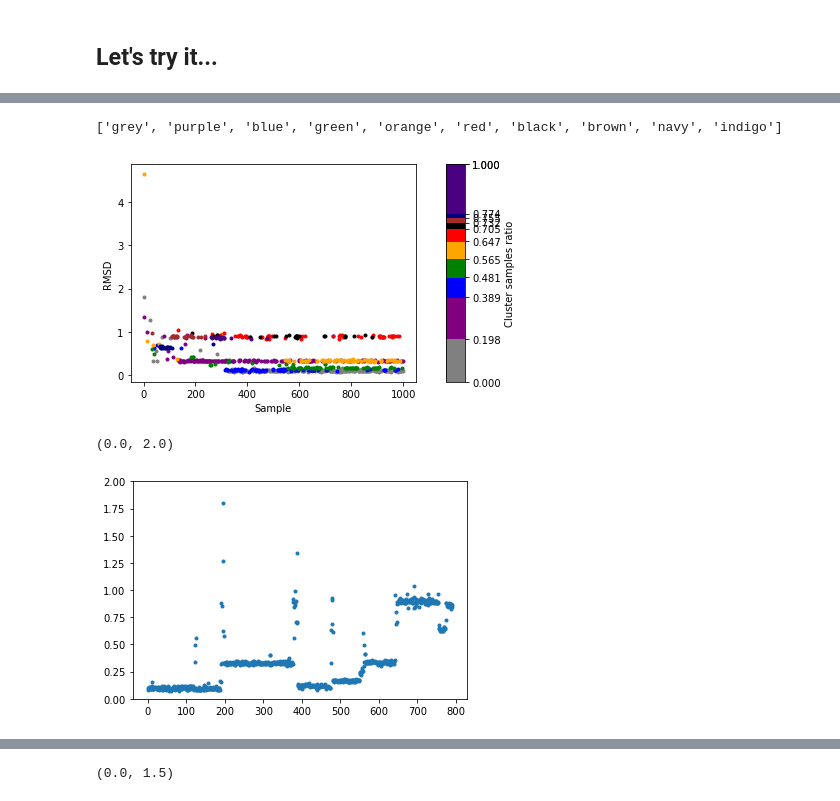
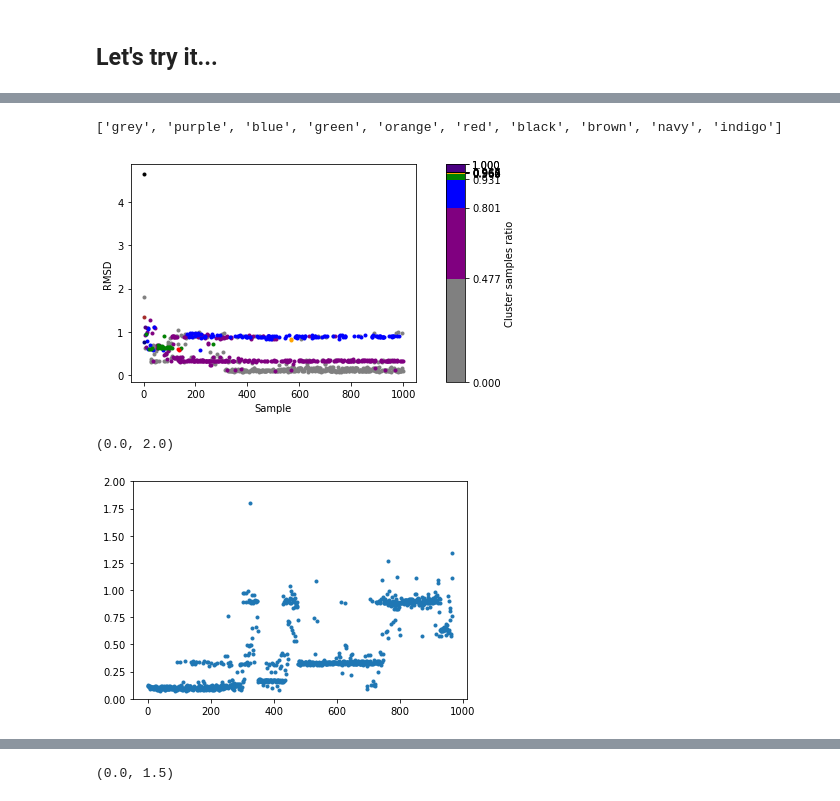
Before and after one commit to PDNALab/extended-ensemble, a Jupyter notebook: Hierachical_clustering.ipynb, the cells around one changed output, grey strips where cells are left out. Saved outputs shown, nothing was run; the diff lists cells and outputs as text; code cells hidden in the pictures.

```diff
--- a/Hierachical_clustering.ipynb
+++ b/Hierachical_clustering.ipynb
@@ -35,7 +35,7 @@ pairs = np.array(pairs)
 feature=feat.add_residue_mindist(pairs, scheme='closest-heavy',threshold=Threshold,periodic=False)
 inp = pyemma.coordinates.load('../proteinG_3gb1/yhalfres_0_0/trajectory.00.dcd', features=feat)
 # %%
-inp=inp[::10]
+inp=inp[::5]
 # %%
 # %%timeit -n1 -r1
 
@@ -65,13 +65,20 @@ for i in range(len(inp_sliced)):
 ###calculate similarity
 simi = all_c[:,0]+all_c[:,2]
 ###try Faith
-disimi = all_c[:,1]
-denominate = all_c[:,0]+all_c[:,1]+all_c[:,2]
-w_p = simi/denominate
-simi_matrix = np.zeros((len(inp),len(inp)))
-indices = np.triu_indices(len(inp),k=1)
-indices = (indices[1],indices[0])
-simi_matrix[indices] = simi
+Faith=False
+if Faith:
+    faith_simi = 0.5*all_c[:,0]+all_c[:,2]
+    denominate = all_c[:,0]+all_c[:,1]+all_c[:,2]
+    w_p = faith_simi/denominate
+    simi_matrix = np.zeros((len(inp),len(inp)))
+    indices = np.triu_indices(len(inp),k=1)
+    indices = (indices[1],indices[0])
+    simi_matrix[indices] = w_p
+else:
+    simi_matrix = np.zeros((len(inp),len(inp)))
+    indices = np.triu_indices(len(inp),k=1)
+    indices = (indices[1],indices[0])
+    simi_matrix[indices] = simi
 print('final matrix shape = ', simi_matrix.shape)
 all_end = time.time()
 all_time = all_end - all_start
@@ -110,6 +109,7 @@ inp_copy=inp
 dic={}
 hie_tree=[]
 dentrom=[]
+time_step=[]
 while df.shape[0] > 2:
     ###update df
     frame_column=[i[1] for i in df.columns.to_list()]
@@ -141,7 +141,11 @@ while df.shape[0] > 2:
     temp_inp=[[inp_copy[d-1] for d in m] for m in columns]    ###0.1s
 
     ###perform comparison
-
+#     if Faith:
+#         for i in temp_inp:
+#             compare=Fai(np.concatenate(([inp_copy[d-1] for d in delete_all],i),axis=0))
+#             temp_w_sim.append(compare.Fai_1sim_wdis)
+#     else:
     for i in temp_inp:
         compare=bc(np.concatenate(([inp_copy[d-1] for d in delete_all],i),axis=0))
         temp_w_sim.append(compare.total_w_sim)         ###1s
@@ -153,16 +157,18 @@ while df.shape[0] > 2:
     df.index = df.index + 1  # shifting index
     df = df.sort_index()  # sorting by index
    # print(df.shape)
-    if df.shape[0] % 100 == 0:
+    if df.shape[0] % 50 == 0:
         all_end = time.time()
         all_time = all_end - all_start
         print('merge {} clusters time ='.format(df.shape[0]), round(all_time,2),'s')
+        time_step.append(round(all_time,4))
     df.insert(loc=0, column=(insert_cluster_index,insert_index), value=temp_w_sim)
 
     dic[insert_index]=max_value
-#     temp_end = time.time()
-#     temp_time = temp_end - temp_start
-#     print('step {} time = '.format(df.shape[0]),temp_time)  ###1s
+temp_end = time.time()
+temp_time = temp_end - all_start
+print('merge {} clusters time ='.format(df.shape[0]), round(temp_time,2),'s')
+time_step.append(round(temp_time,4))
 last_two = [int(i[0]) for i in df.columns.to_list()]
 dentrogram = np.vstack(dentrom)-np.ones((1,2))
 values = np.max(simi_matrix)-np.array([*dic.values()],ndmin=2)+2
@@ -221,14 +235,14 @@ def plot_test_result(true_rmsd,hie_tree,cluster_step,save=False):
 # %%
 traj = md.load_dcd('../proteinG_3gb1/yhalfres_0_0/trajectory.00.dcd',top='../proteinG_3gb1/3GB1.pdb')
 topfile=traj.top
 pdb=md.load_pdb('../proteinG_3gb1/3GB1.pdb')
 all_CA=topfile.select("backbone==1")
 traj=traj[::10]
 true_rmsd=md.rmsd(traj,pdb,atom_indices=all_CA)
-label_index = plot_test_result(true_rmsd,hie_tree,-60)
+label_index = plot_test_result(true_rmsd,hie_tree,-40)
 # %% [output]
 ['grey', 'purple', 'blue', 'green', 'orange', 'red', 'black', 'brown', 'navy', 'indigo']
-[figure, old version]
+[figure, new version]
 # %%
 label_concate = np.concatenate(label_index)
 traj = md.load_dcd('../proteinG_3gb1/yhalfres_0_0/trajectory.00.dcd',top='../proteinG_3gb1/3GB1.pdb')
@@ -242,5 +256,5 @@ plt.scatter(range(len(cluster_rmsd)),list(cluster_rmsd),marker='.')
 plt.ylim(0,2)
 # %% [output]
 (0.0, 2.0)
-[figure, old version]
+[figure, new version]
 # %%
```
Also changed, not shown: parts of 11 cells of this notebook, 28 other files.
